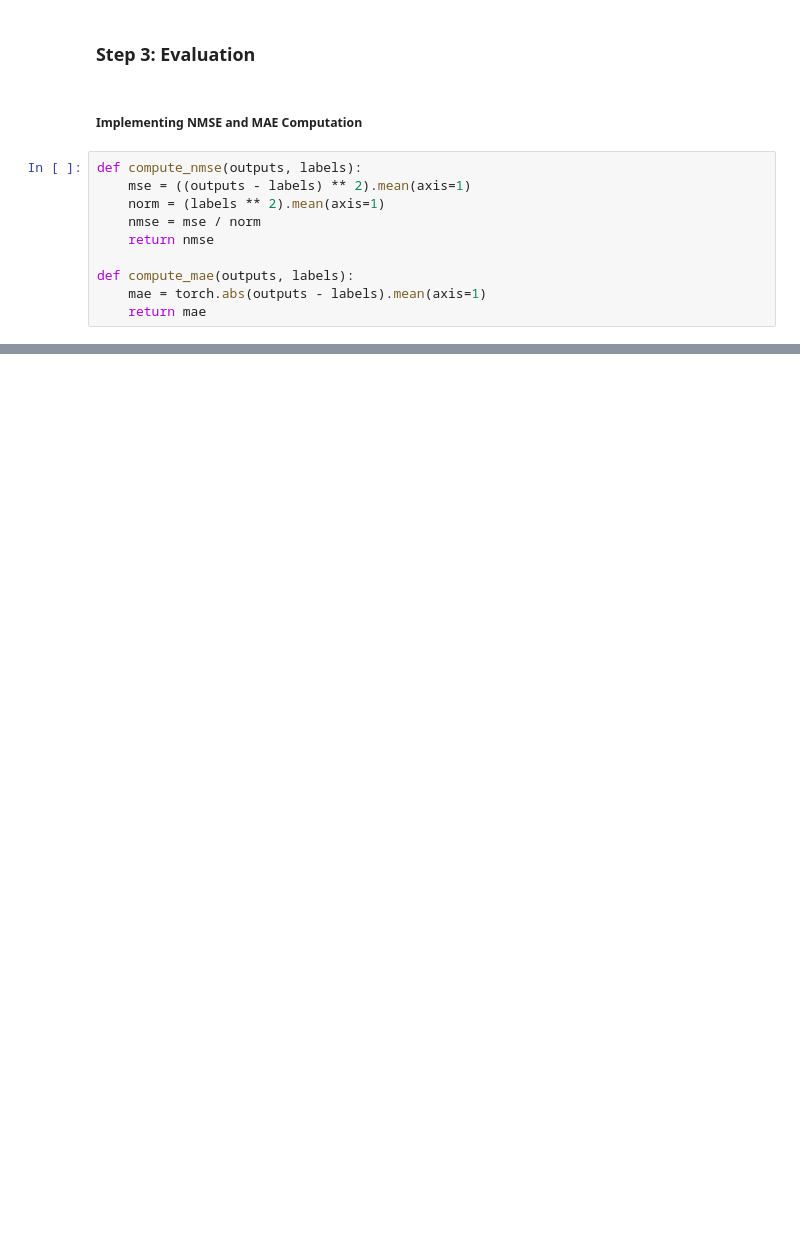
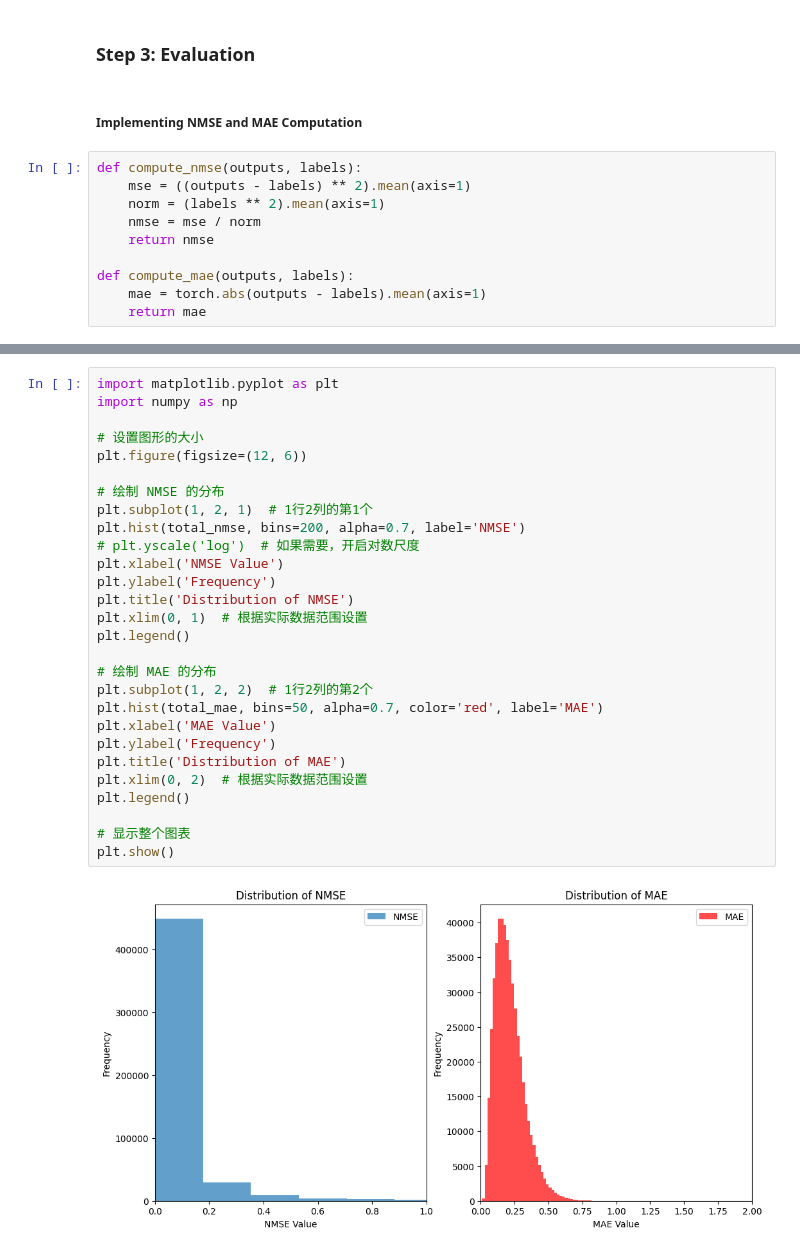
Before and after one commit to PlusRain/svd_nn, a Jupyter notebook: svd.ipynb, the cells around one changed output, grey strips where cells are left out. Drawn from its saved outputs; the diff is of its cells as text; blank space fills up the shorter version.

```diff
--- a/svd.ipynb
+++ b/svd.ipynb
@@ -167,0 +195,30 @@ Average MAE: 0.2137
+# %%
+import matplotlib.pyplot as plt
+import numpy as np
+
+# 设置图形的大小
+plt.figure(figsize=(12, 6))
+
+# 绘制 NMSE 的分布
+plt.subplot(1, 2, 1)  # 1行2列的第1个
+plt.hist(total_nmse, bins=200, alpha=0.7, label='NMSE')
+# plt.yscale('log')  # 如果需要，开启对数尺度
+plt.xlabel('NMSE Value')
+plt.ylabel('Frequency')
+plt.title('Distribution of NMSE')
+plt.xlim(0, 1)  # 根据实际数据范围设置
+plt.legend()
+
+# 绘制 MAE 的分布
+plt.subplot(1, 2, 2)  # 1行2列的第2个
+plt.hist(total_mae, bins=50, alpha=0.7, color='red', label='MAE')
+plt.xlabel('MAE Value')
+plt.ylabel('Frequency')
+plt.title('Distribution of MAE')
+plt.xlim(0, 2)  # 根据实际数据范围设置
+plt.legend()
+
+# 显示整个图表
+plt.show()
+# %% [output]
+[figure, added]
```
Also changed, not shown: parts of 3 cells of this notebook.
